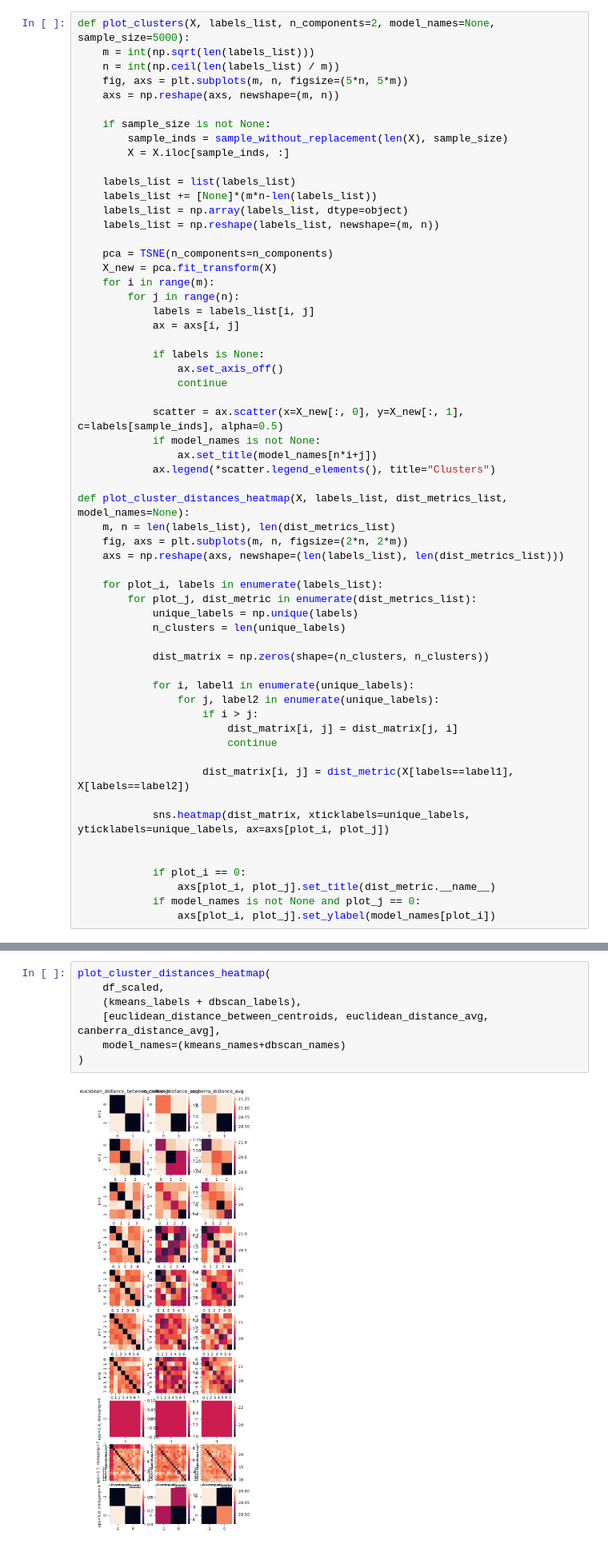
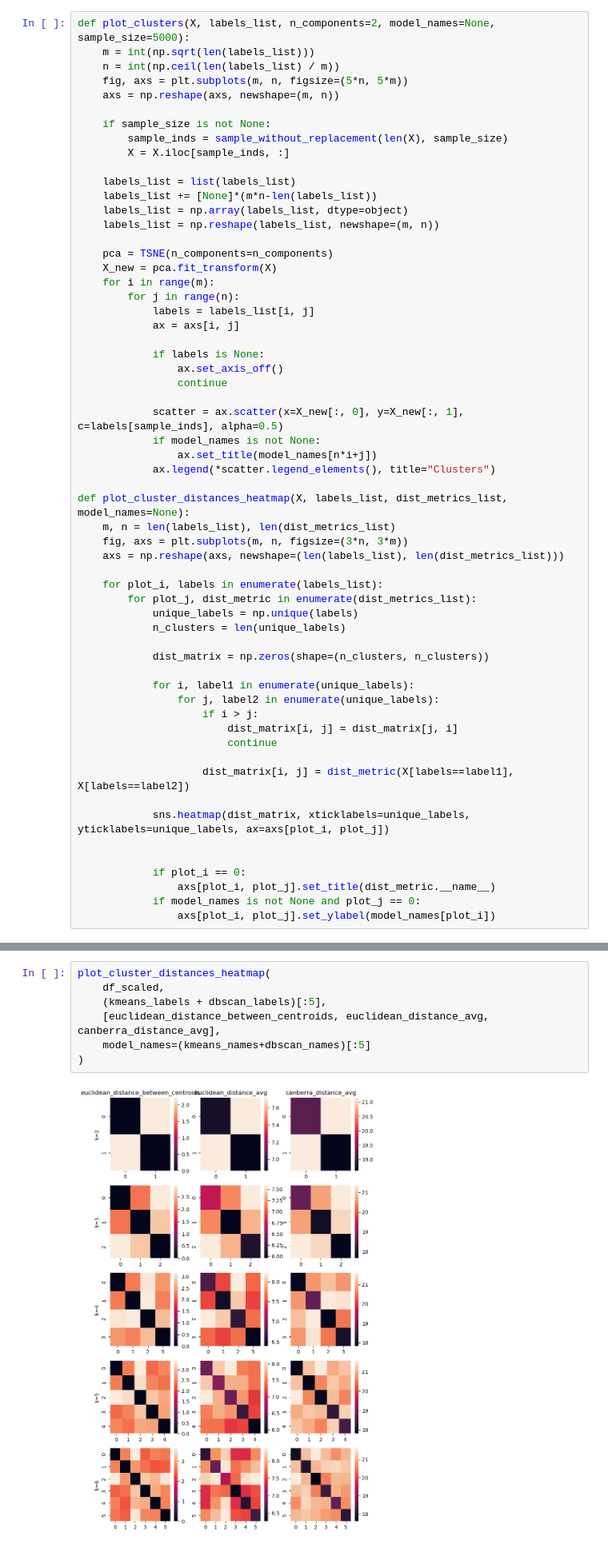
Before and after one commit to siemieniuk/dm-assignment-3, a Jupyter notebook: clustering.ipynb, the cells around one changed output, grey strips where cells are left out. Shown at 80% size. Drawn from its saved outputs; the diff is of its cells as text.

Commit message:
Fixed heatmaps and generated reports

```diff
--- a/clustering.ipynb
+++ b/clustering.ipynb
@@ -275,7 +275,7 @@ def plot_clusters(X, labels_list, n_components=2, model_names=None, sample_size=
 
 def plot_cluster_distances_heatmap(X, labels_list, dist_metrics_list, model_names=None):
     m, n = len(labels_list), len(dist_metrics_list)
-    fig, axs = plt.subplots(m, n, figsize=(2*n, 2*m))
+    fig, axs = plt.subplots(m, n, figsize=(3*n, 3*m))
     axs = np.reshape(axs, newshape=(len(labels_list), len(dist_metrics_list)))
 
     for plot_i, labels in enumerate(labels_list):
@@ -330,9 +330,9 @@ def canberra_distance_avg(X1: pd.DataFrame, X2: pd.DataFrame, sample_size=10):
 # %%
 plot_cluster_distances_heatmap(
     df_scaled,
-    (kmeans_labels + dbscan_labels),
+    (kmeans_labels + dbscan_labels)[:5],
     [euclidean_distance_between_centroids, euclidean_distance_avg, canberra_distance_avg],
-    model_names=(kmeans_names+dbscan_names)
+    model_names=(kmeans_names+dbscan_names)[:5]
 )
 # %% [output]
-[figure, old version]
+[figure, new version]
```
Also changed, not shown: parts of 1 cell of this notebook, 2 other files.
